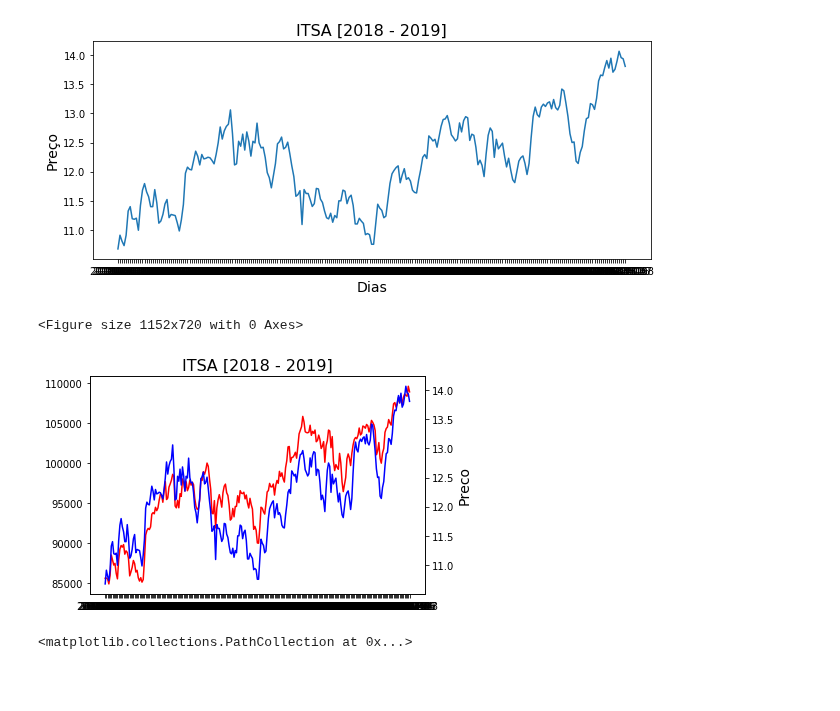
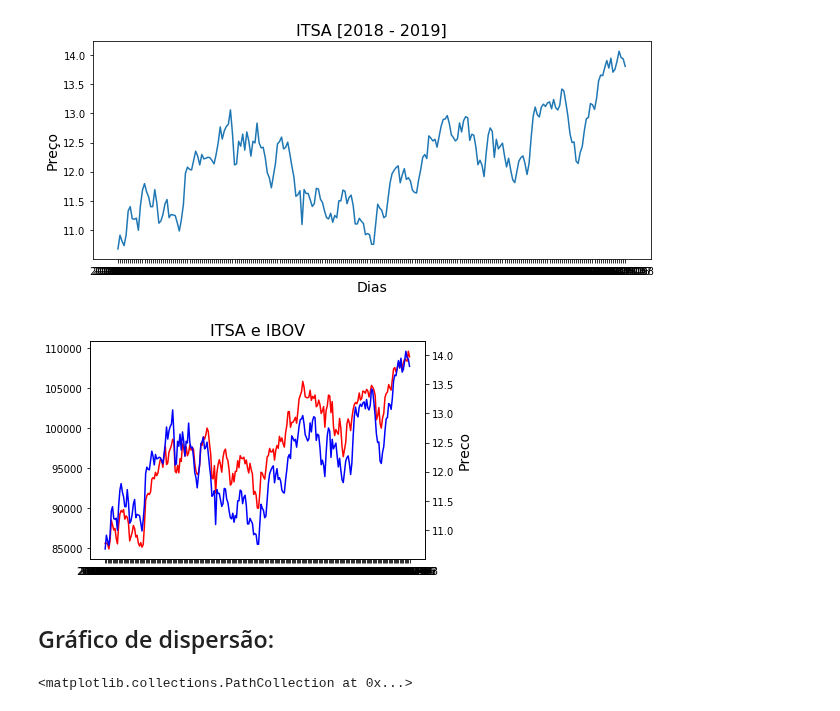
Before and after one commit to pbcarani/P3-Data-Science, a Jupyter notebook: P3_ibov_itausa.ipynb, the cells around one changed output. Drawn from its saved outputs; the diff is of its cells as text; code cells hidden in the pictures; blank space fills up the shorter version.

```diff
--- a/P3_ibov_itausa.ipynb
+++ b/P3_ibov_itausa.ipynb
@@ -165,20 +174,24 @@ plt.show();
 [figure]
 [figure]
 # %%
+###ARRUMAR ESSE GRAFICO
+
+
 x=dados['Date']
 y=[dados['Adj Close_ibov'], dados['Adj Close_itsa']]
-plt.figure(1, figsize=(16,10))
+
 fig, ax1 = plt.subplots()
 ax2 = ax1.twinx()
-ax1.plot(x, y[0], 'r')
+ax1.plot(x, y[0], 'r', label="Pontos")
 ax2.plot(x, y[1], 'b')
-plt.title('ITSA [2018 - 2019]', fontsize=16)
+plt.title('ITSA e IBOV', fontsize=16)
 plt.xlabel('Dias', fontsize=14)
 plt.ylabel('Preco', fontsize=14)
 plt.show();
 # %% [output]
-<Figure size 1152x720 with 0 Axes>
-[figure, old version]
+[figure, new version]
+# %% [markdown]
+## Gráfico de dispersão:
 # %%
 plt.scatter(y[1],y[0])
 # %% [output]
```
Also changed, not shown: parts of 17 cells of this notebook.
